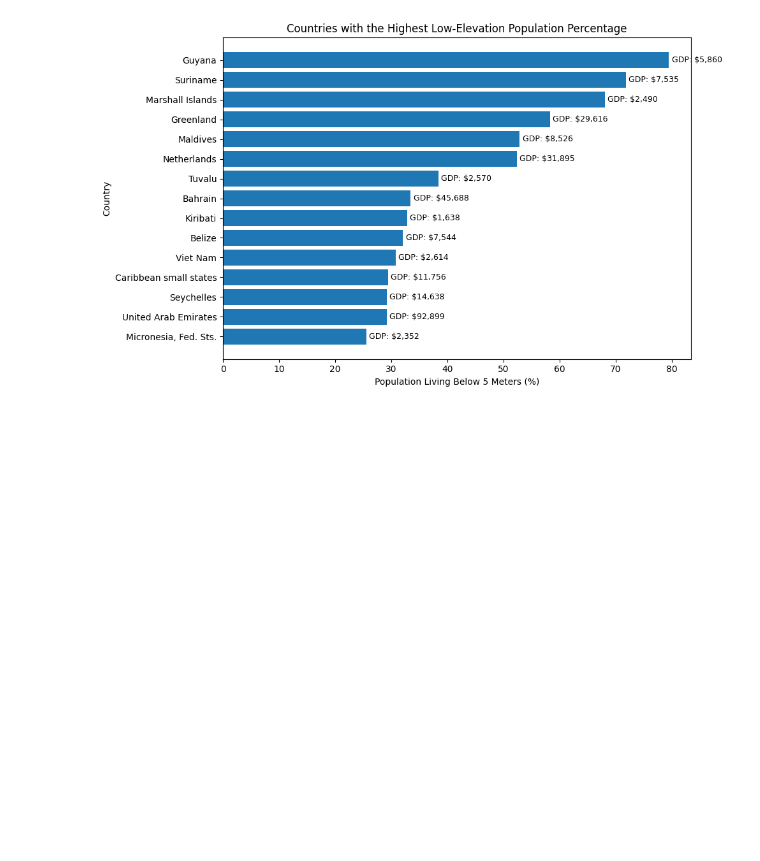
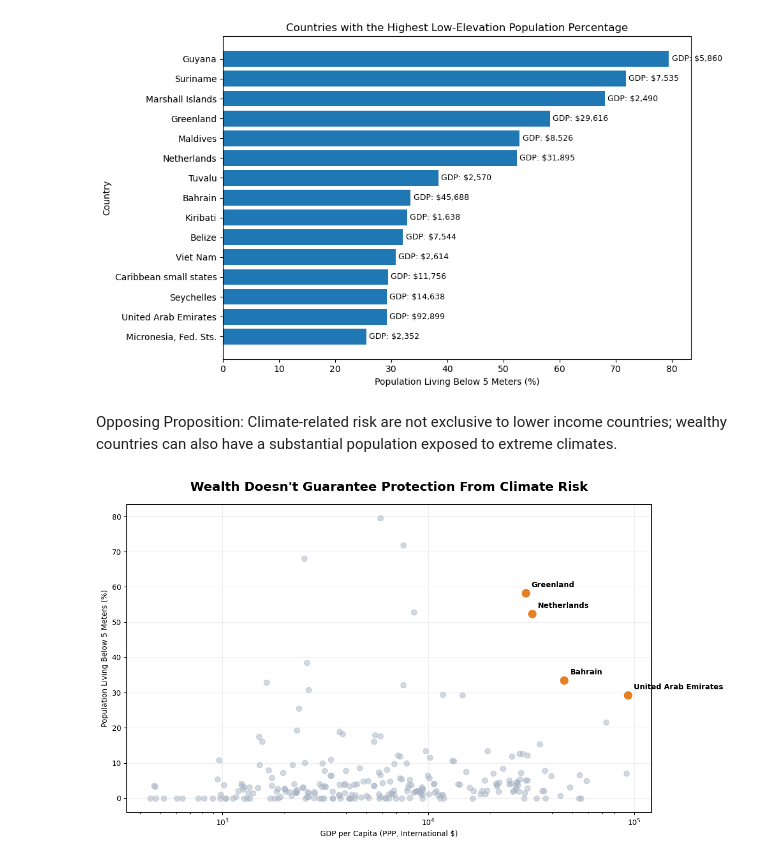
Before and after one commit to saketh123b/Project2, a Jupyter notebook: Project2EDA.ipynb, the cells around one changed output. Cells and saved outputs as stored; diff of their text form; code cells hidden in the pictures; blank space fills up the shorter version.

Commit message:
Add Randall opposing visualization

```diff
--- a/Project2EDA.ipynb
+++ b/Project2EDA.ipynb
@@ -154,3 +154,67 @@ plt.tight_layout()
 plt.show()
 # %% [output]
 [figure]
+# %% [markdown]
+Opposing Proposition: Climate-related risk are not exclusive to lower income countries; wealthy countries can also have a substantial population exposed to extreme climates.
+# %%
+plot_df = data.copy()
+
+highlights = [
+    "Netherlands",
+    "United Arab Emirates",
+    "Bahrain",
+    "Greenland"
+]
+
+plot_df["Highlighted"] = plot_df["Country Name"].isin(highlights)
+
+fig, ax = plt.subplots(figsize=(12, 7))
+
+ax.scatter(
+    plot_df.loc[~plot_df["Highlighted"], "GDP per Capita"],
+    plot_df.loc[~plot_df["Highlighted"], "Low Elevation Population (%)"],
+    color="#A8B4C5",
+    alpha=0.5,
+    s=55
+)
+
+selected = plot_df[plot_df["Highlighted"]]
+
+ax.scatter(
+    selected["GDP per Capita"],
+    selected["Low Elevation Population (%)"],
+    color="#E67E22",
+    s=160,
+    edgecolor="white",
+    linewidth=1.2,
+    zorder=3
+)
+
+for _, row in selected.iterrows():
+    ax.annotate(
+        row["Country Name"],
+        (row["GDP per Capita"], row["Low Elevation Population (%)"]),
+        xytext=(8, 8),
+        textcoords="offset points",
+        fontsize=10,
+        fontweight="bold"
+    )
+
+ax.set_xscale("log")
+ax.set_xlabel("GDP per Capita (PPP, International $)")
+ax.set_ylabel("Population Living Below 5 Meters (%)")
+
+ax.set_title(
+    "Wealth Doesn't Guarantee Protection From Climate Risk",
+    fontsize=17,
+    fontweight="bold",
+    pad=18
+)
+
+ax.grid(alpha=0.2)
+
+plt.tight_layout()
+plt.savefig("randall_opposing_visualization.png", dpi=300, bbox_inches="tight")
+plt.show()
+# %% [output]
+[figure, added]
```
Also changed, not shown: parts of 1 cell of this notebook, 1 other file.
